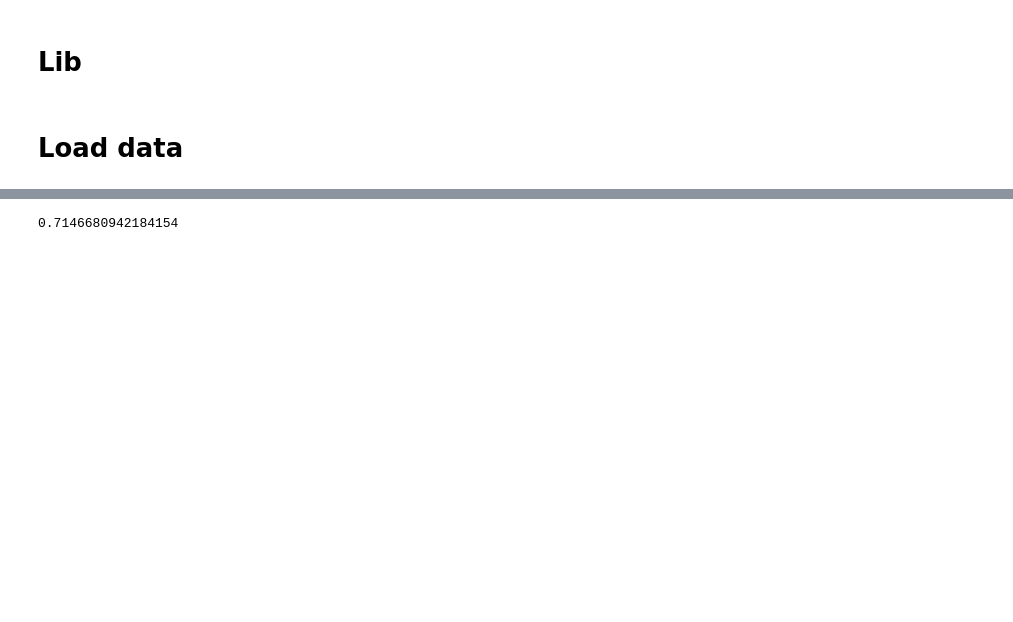
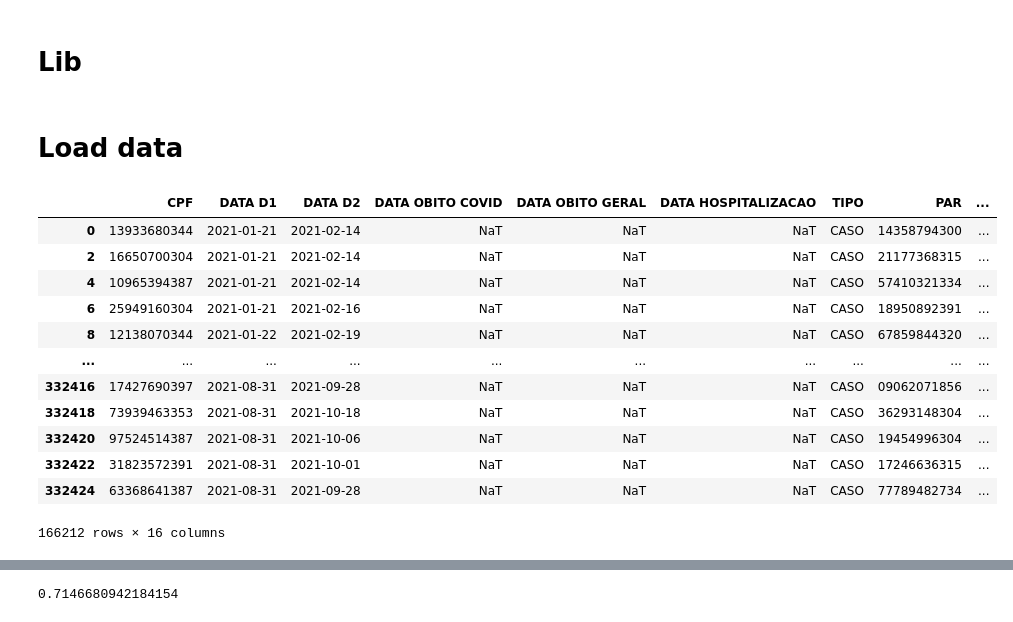
Before and after one commit to higorsmonteiro/vaccine-eff-fortaleza, a Jupyter notebook: notebooks/survival_exploration.ipynb, the cells around one changed output, grey strips where cells are left out. Drawn from its saved outputs; the diff is of its cells as text; code cells hidden in the pictures; blank space fills up the shorter version.

```diff
--- a/notebooks/survival_exploration.ipynb
+++ b/notebooks/survival_exploration.ipynb
@@ -16,16 +16,33 @@ import matplotlib.pyplot as plt
 # Load data
 # %%
 fname_schema = "SCHEMA_21JAN2021_31AUG2021.parquet"
-obito_pares = "PAREADOS_COM_INTERVALOS_OBITO_1.parquet"
-hospital_pares = "PAREADOS_COM_INTERVALOS_HOSPITAL_1.parquet"
-surv_obito = "SURVIVAL_CORONAVAC_D1D2_OBITO_1.parquet"
-surv_hospital = "SURVIVAL_CORONAVAC_D1D2_HOSPITAL_1.parquet"
+obito_pares = "PAREADOS_COM_INTERVALOS_OBITO_6.parquet"
+hospital_pares = "PAREADOS_COM_INTERVALOS_HOSPITAL_6.parquet"
+#surv_obito = "SURVIVAL_CORONAVAC_D1D2_OBITO_1.parquet"
+#surv_hospital = "SURVIVAL_CORONAVAC_D1D2_HOSPITAL_1.parquet"
 
 vaccine = "CORONAVAC"
 data_folder = os.path.join("..", "output", "data")
 pareado_folder = os.path.join("..", "output", "PAREAMENTO", vaccine)
 
 fschema = pd.read_parquet(os.path.join(data_folder, fname_schema))
+# %%
+obito_df = pd.read_parquet(os.path.join(pareado_folder, obito_pares))
+obito_df
+# %% [output]
+|  | CPF | DATA D1 | DATA D2 | DATA OBITO COVID | DATA OBITO GERAL | DATA HOSPITALIZACAO | TIPO | PAR | ... |
+| 0 | 13933680344 | 2021-01-21 | 2021-02-14 | NaT | NaT | NaT | CASO | 14358794300 | ... |
+| 2 | 16650700304 | 2021-01-21 | 2021-02-14 | NaT | NaT | NaT | CASO | 21177368315 | ... |
+| 4 | 10965394387 | 2021-01-21 | 2021-02-14 | NaT | NaT | NaT | CASO | 57410321334 | ... |
+| 6 | 25949160304 | 2021-01-21 | 2021-02-16 | NaT | NaT | NaT | CASO | 18950892391 | ... |
+| 8 | 12138070344 | 2021-01-22 | 2021-02-19 | NaT | NaT | NaT | CASO | 67859844320 | ... |
+| ... | ... | ... | ... | ... | ... | ... | ... | ... | ... |
+| 332416 | 17427690397 | 2021-08-31 | 2021-09-28 | NaT | NaT | NaT | CASO | 09062071856 | ... |
+| 332418 | 73939463353 | 2021-08-31 | 2021-10-18 | NaT | NaT | NaT | CASO | 36293148304 | ... |
+| 332420 | 97524514387 | 2021-08-31 | 2021-10-06 | NaT | NaT | NaT | CASO | 19454996304 | ... |
+| 332422 | 31823572391 | 2021-08-31 | 2021-10-01 | NaT | NaT | NaT | CASO | 17246636315 | ... |
+| 332424 | 63368641387 | 2021-08-31 | 2021-09-28 | NaT | NaT | NaT | CASO | 77789482734 | ... |
+166212 rows × 16 columns
 # %%
 pares = pd.read_parquet(os.path.join(pareado_folder, "EVENTOS_PAREADOS_1.parquet"))
 # %%
```
Also changed, not shown: parts of 39 cells of this notebook, 13 other files.
